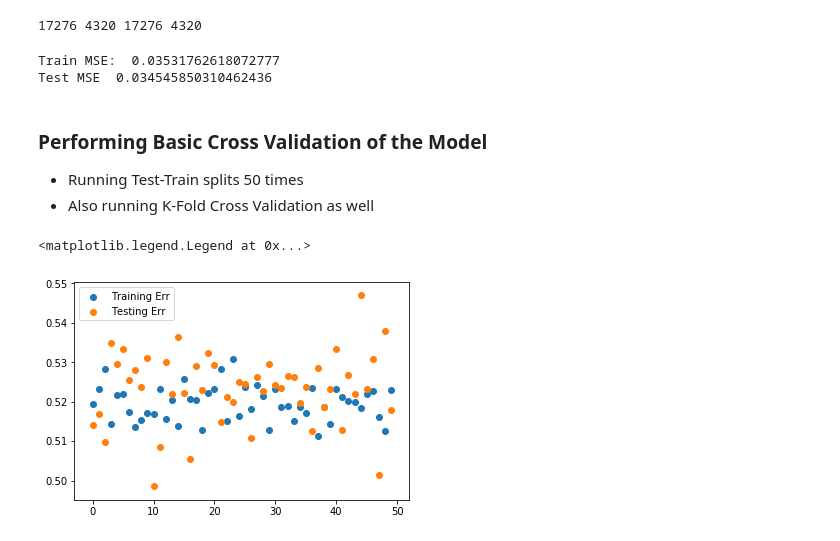
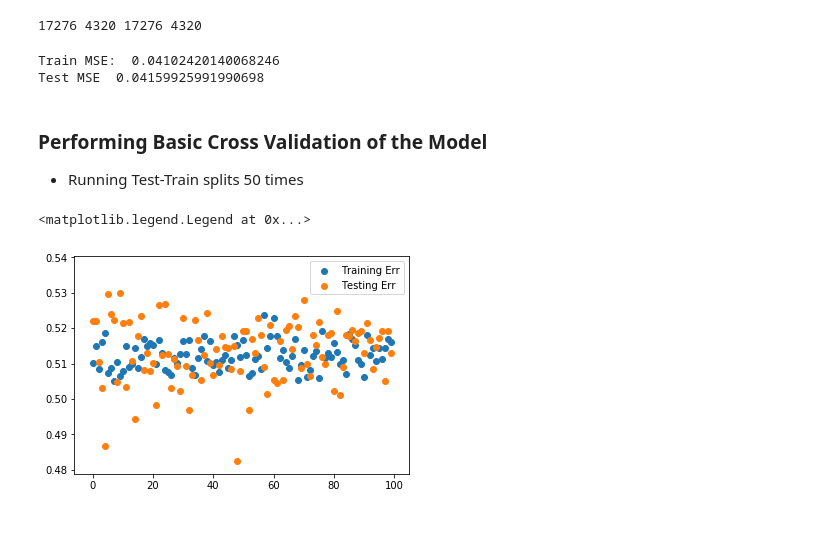
Before and after one commit to Jthomas3425/DSLabsv2, a Jupyter notebook: Projects/Mod 1 Final Project/student.ipynb, the cells around one changed output. Saved outputs shown, nothing was run; the diff lists cells and outputs as text; code cells hidden in the pictures.

```diff
--- a/Projects/Mod 1 Final Project/student.ipynb
+++ b/Projects/Mod 1 Final Project/student.ipynb
@@ -176,7 +176,7 @@ features['scaled_living'] = scaled_living
 features['scaled_lot'] = scaled_lot
 
 
-features = pd.concat([features, zip_cat, yr_cat, waterfront_cat, bed_cat, grade_cat], axis=1)
+features = pd.concat([features, zip_cat, yr_cat, waterfront_cat, cond_cat], axis=1)
 features.drop(['waterfront_0.0'], axis=1, inplace=True)
 
 #Normalize/Scale features for prices
@@ -376,27 +363,26 @@ mse_test = np.sum((y_test - y_hat_test)**2)/len(y_test)
 print('Train MSE: ', mse_train)
 print('Test MSE ', mse_test)
 # %% [output]
-Train MSE:  0.03531762618072777
-Test MSE  0.034545850310462436
+Train MSE:  0.04102420140068246
+Test MSE  0.04159925991990698
 # %% [markdown]
 ### Performing  Basic Cross Validation of the Model
 * Running Test-Train splits 50 times
-* Also running K-Fold Cross Validation as well
 # %%
-num = 50
+num = 100
 train_err = []
 test_err = []
 for x in range(num):
     X_train, X_test, y_train, y_test = train_test_split(features, scaled_price, test_size=0.2)
     from sklearn.linear_model import LinearRegression
     linreg = LinearRegression()
     linreg.fit(X_train, y_train)
     train_err.append(np.sum((y_train - y_hat_train)**2)/len(y_train))
     test_err.append(np.sum((y_test - y_hat_test)**2)/len(y_test))
 
 plt.scatter(list(range(num)), train_err, label='Training Err')
 plt.scatter(list(range(num)), test_err, label='Testing Err')
 plt.legend()
 # %% [output]
 <matplotlib.legend.Legend at 0x...>
-[figure, old version]
+[figure, new version]
```
Also changed, not shown: parts of 3 cells of this notebook, 1 other file.
